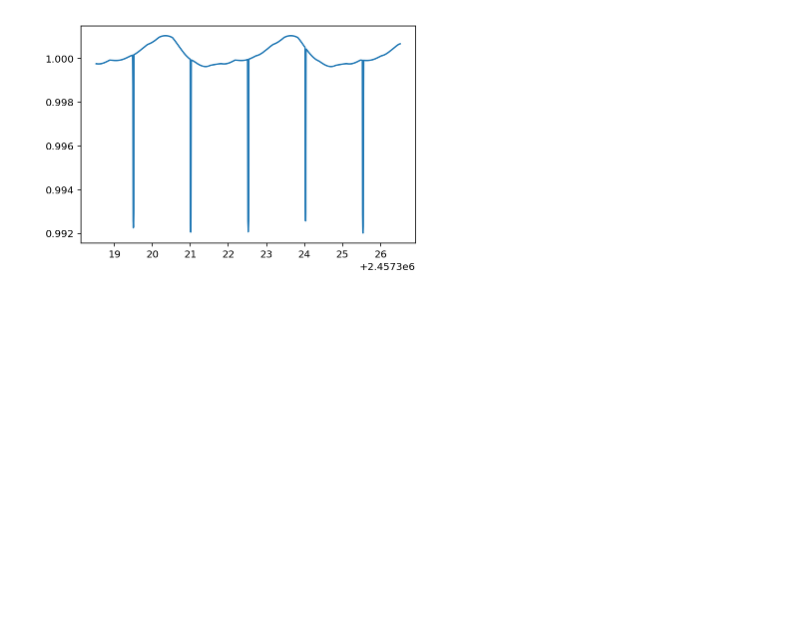
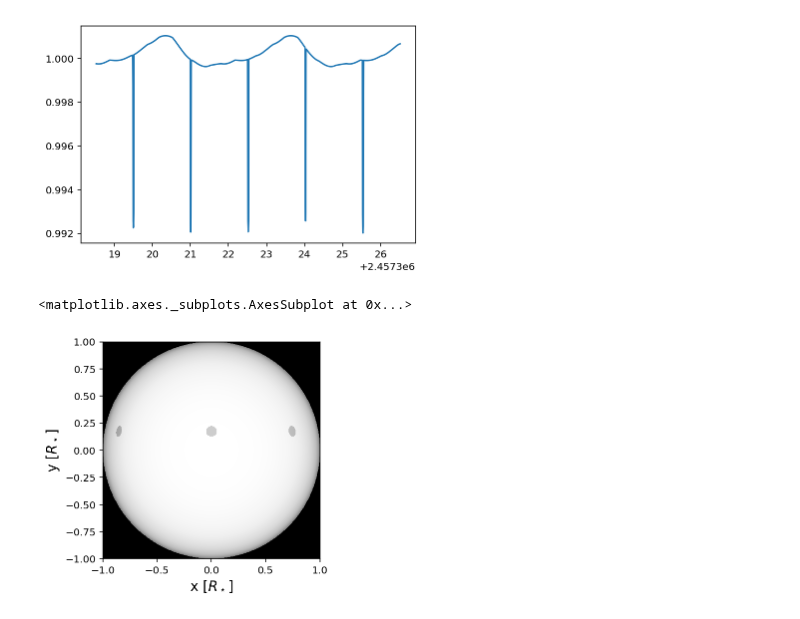
Before and after one commit to bmorris3/libra, a Jupyter notebook: notebooks/make_lc.ipynb, the cells around one changed output. Cells and saved outputs as stored; diff of their text form; code cells hidden in the pictures; blank space fills up the shorter version.

```diff
--- a/notebooks/make_lc.ipynb
+++ b/notebooks/make_lc.ipynb
@@ -34,3 +35,8 @@ plt.plot(times, model_flux)
 # %% [output]
 [<matplotlib.lines.Line2D at 0x...>]
 [figure]
+# %%
+star.plot()
+# %% [output]
+<matplotlib.axes._subplots.AxesSubplot at 0x...>
+[figure, added]
```
Also changed, not shown: parts of 2 cells of this notebook, 1 other file.
